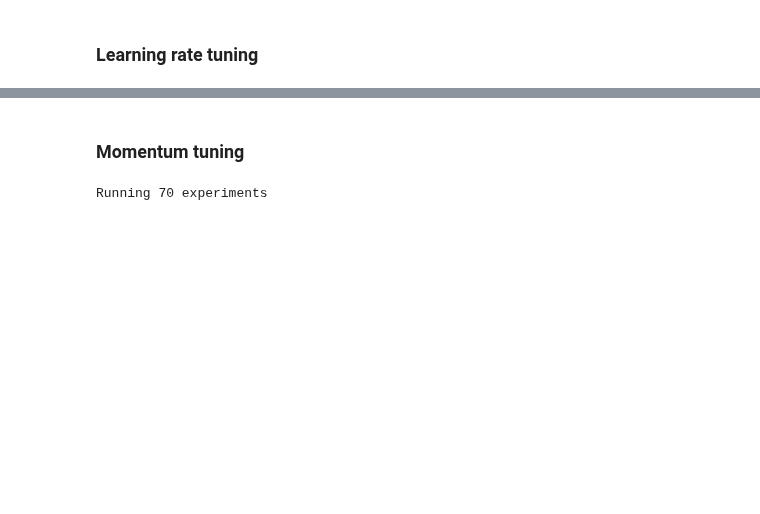
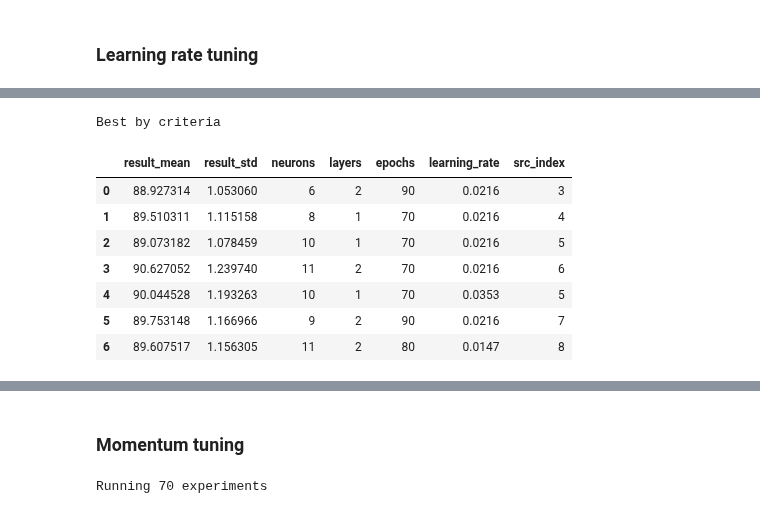
Before and after one commit to ggzor/nn-fire, a Jupyter notebook: notebook.ipynb, the cells around one changed output, grey strips where cells are left out. Drawn from its saved outputs; the diff is of its cells as text; code cells hidden in the pictures; blank space fills up the shorter version.

```diff
--- a/notebook.ipynb
+++ b/notebook.ipynb
@@ -547,3 +600,16 @@ learning_rate_results_df.head(BEST_FOREACH_PHASE)[
+# %%
+print("Best by criteria")
+learning_rate_by_criteria_df
+# %% [output]
+Best by criteria
+|  | result_mean | result_std | neurons | layers | epochs | learning_rate | src_index |
+| 0 | 88.927314 | 1.053060 | 6 | 2 | 90 | 0.0216 | 3 |
+| 1 | 89.510311 | 1.115158 | 8 | 1 | 70 | 0.0216 | 4 |
+| 2 | 89.073182 | 1.078459 | 10 | 1 | 70 | 0.0216 | 5 |
+| 3 | 90.627052 | 1.239740 | 11 | 2 | 70 | 0.0216 | 6 |
+| 4 | 90.044528 | 1.193263 | 10 | 1 | 70 | 0.0353 | 5 |
+| 5 | 89.753148 | 1.166966 | 9 | 2 | 90 | 0.0216 | 7 |
+| 6 | 89.607517 | 1.156305 | 11 | 2 | 80 | 0.0147 | 8 |
 # %%
 learning_rate_results_encoding = {
     "x": "src_index:O",
```
Also changed, not shown: parts of 17 cells of this notebook.
